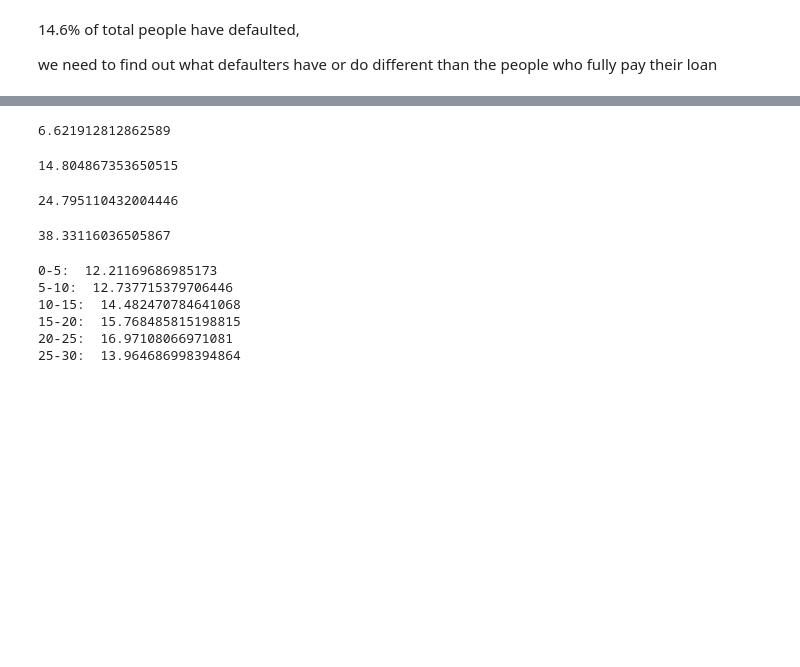
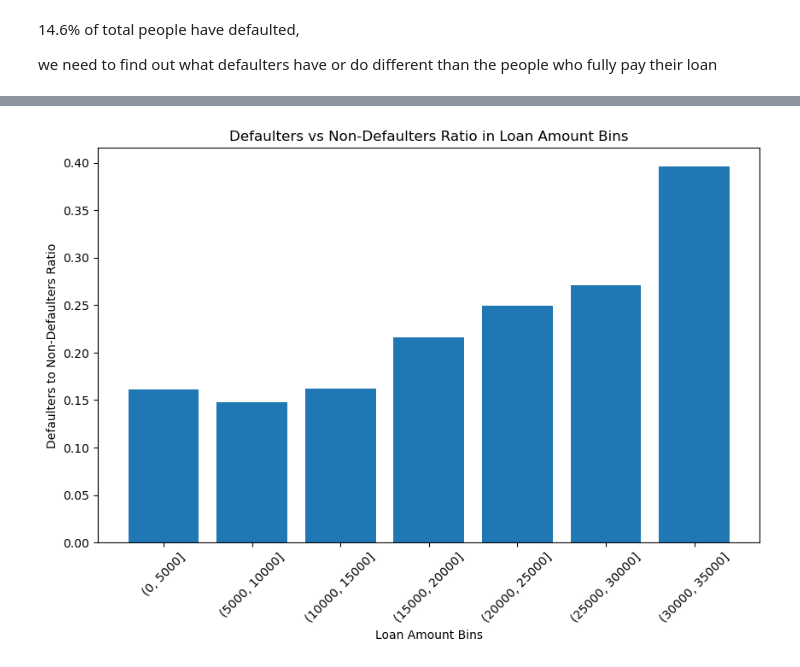
Before and after one commit to Rishabh-Saha/LendingClubCaseStudy, a Jupyter notebook: Rishabh_Saha.ipynb, the cells around one changed output, grey strips where cells are left out. Saved outputs shown, nothing was run; the diff lists cells and outputs as text; code cells hidden in the pictures; blank space fills up the shorter version.

```diff
--- a/Rishabh_Saha.ipynb
+++ b/Rishabh_Saha.ipynb
@@ -178,31 +184,23 @@ plt.show()
-# %%
-defaulters['int_rate'].value_counts().sort_index()
-print(defaulters[(defaulters['int_rate'] < 10) & (defaulters['int_rate'] > 5)]['member_id'].count()*100/df[(df['int_rate'] < 10) & (df['int_rate'] > 5)]['member_id'].count())
-# %% [output]
-6.621912812862589
-# %%
-print(defaulters[(defaulters['int_rate'] < 15) & (defaulters['int_rate'] > 10)]['member_id'].count()*100/df[(df['int_rate'] < 15) & (df['int_rate'] > 10)]['member_id'].count())
-# %% [output]
-14.804867353650515
-# %%
-print(defaulters[(defaulters['int_rate'] < 20) & (defaulters['int_rate'] > 15)]['member_id'].count()*100/df[(df['int_rate'] < 20) & (df['int_rate'] > 15)]['member_id'].count())
-# %% [output]
-24.795110432004446
-# %%
-print(defaulters[(defaulters['int_rate'] < 25) & (defaulters['int_rate'] > 20)]['member_id'].count()*100/df[(df['int_rate'] < 25) & (df['int_rate'] > 20)]['member_id'].count())
-# %% [output]
-38.33116036505867
-# %%
-print('0-5: ', defaulters[(defaulters['dti'] > 0) & (defaulters['dti'] < 5)]['member_id'].count()*100/df[(df['dti'] > 0) & (df['dti'] < 5)]['member_id'].count())
-print('5-10: ', defaulters[(defaulters['dti'] > 5) & (defaulters['dti'] < 10)]['member_id'].count()*100/df[(df['dti'] > 5) & (df['dti'] < 10)]['member_id'].count())
-print('10-15: ', defaulters[(defaulters['dti'] > 10) & (defaulters['dti'] < 15)]['member_id'].count()*100/df[(df['dti'] > 10) & (df['dti'] < 15)]['member_id'].count())
-print('15-20: ', defaulters[(defaulters['dti'] > 15) & (defaulters['dti'] < 20)]['member_id'].count()*100/df[(df['dti'] > 15) & (df['dti'] < 20)]['member_id'].count())
-print('20-25: ', defaulters[(defaulters['dti'] > 20) & (defaulters['dti'] < 25)]['member_id'].count()*100/df[(df['dti'] > 20) & (df['dti'] < 25)]['member_id'].count())
-print('25-30: ', defaulters[(defaulters['dti'] > 25) & (defaulters['dti'] < 30)]['member_id'].count()*100/df[(df['dti'] > 25) & (df['dti'] < 30)]['member_id'].count())
-# %% [output]
-0-5:  12.21169686985173
-5-10:  12.737715379706446
-10-15:  14.482470784641068
-15-20:  15.768485815198815
-20-25:  16.97108066971081
-25-30:  13.964686998394864
+# %%
+# Based on the loan amount
+
+# Create bins for loan amounts
+bins = [0, 5000, 10000, 15000, 20000, 25000, 30000, 35000, 40000, 45000, 50000]
+
+# Group defaulters and non-defaulters by loan amount bins
+defaulters_bins = defaulters.groupby(pd.cut(defaulters['loan_amnt'], bins)).size()
+fullypaid_bins = non_defaulters.groupby(pd.cut(non_defaulters['loan_amnt'], bins)).size()
+
+# Calculate the ratio of defaulters to non-defaulters in each bin
+ratio = defaulters_bins / fullypaid_bins
+
+# Plot the ratio
+plt.figure(figsize=(10, 6))
+plt.bar(ratio.index.astype(str), ratio.values)
+plt.xlabel('Loan Amount Bins')
+plt.ylabel('Defaulters to Non-Defaulters Ratio')
+plt.title('Defaulters vs Non-Defaulters Ratio in Loan Amount Bins')
+plt.xticks(rotation=45)
+plt.show()
+# %% [output]
+[figure, added]
```
Also changed, not shown: parts of 59 cells of this notebook.
